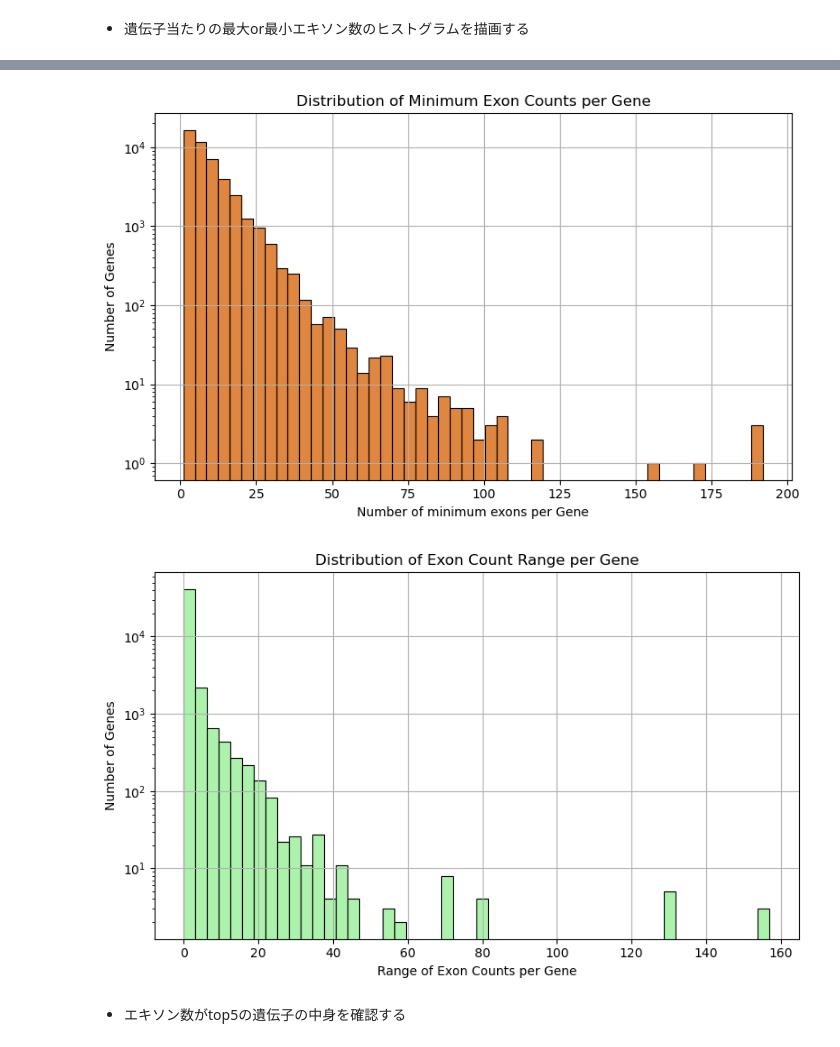
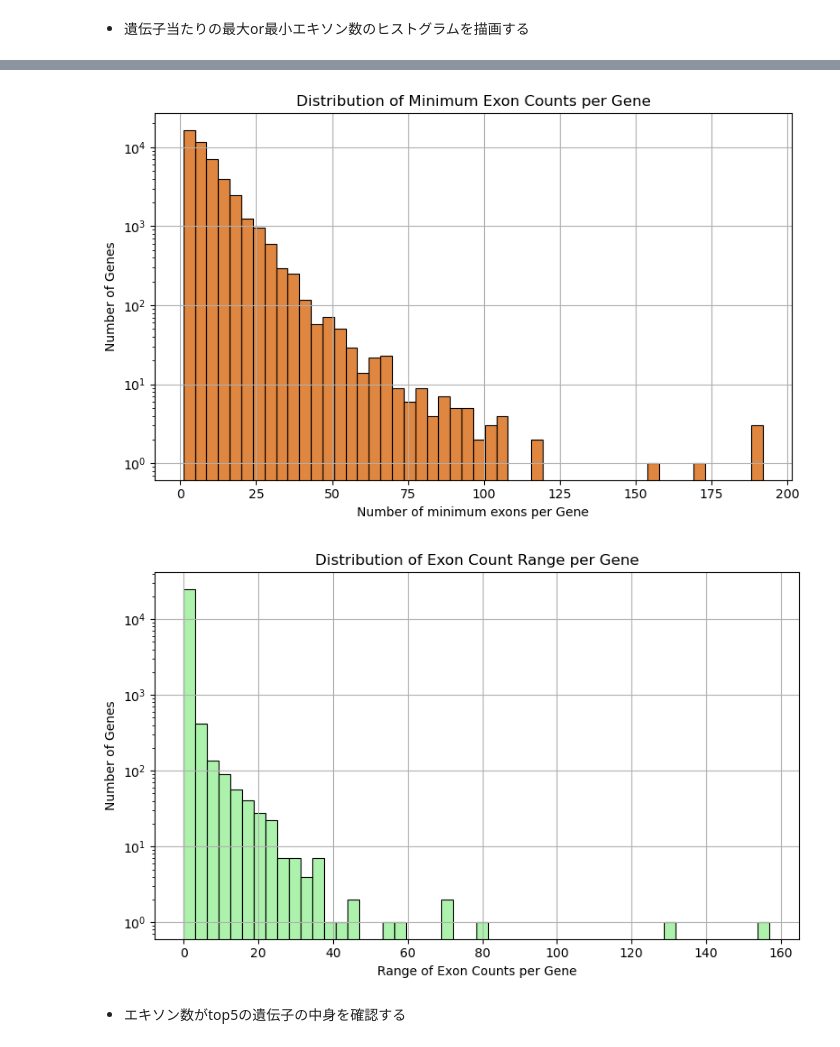
Before and after one commit to kinari-labwork/AltEx-BE, a Jupyter notebook: script/exon_analysis.ipynb, the cells around one changed output, grey strips where cells are left out. Drawn from its saved outputs; the diff is of its cells as text; code cells hidden in the pictures.

```diff
--- a/script/exon_analysis.ipynb
+++ b/script/exon_analysis.ipynb
@@ -47,8 +48,12 @@ plt.show()
 # %% [markdown]
 - 遺伝子当たりの最大or最小エキソン数のヒストグラムを描画する
 # %%
+maxcount = data.groupby("geneName")["max_exon_count"].first().values
+mincount = data.groupby("geneName")["min_exon_count"].first().values
+ange_exon_counts = maxcount - mincount
+
 plt.figure(figsize= (8,5))
-sns.histplot(data["max_exon_count"], bins=50, kde=False, color="skyblue")
+sns.histplot(maxcount, bins=50, kde=False, color="skyblue")
 plt.xlabel("Number of maximum exons per Gene")
 plt.ylabel("Number of Genes")
 plt.title("Distribution of Maximum Exon Counts per Gene")
@@ -68,10 +73,9 @@ plt.tight_layout()
 plt.show()
 
 
-range_exon_counts = data[["geneName", "max_exon_count", "min_exon_count"]].copy()
-range_exon_counts["exon_count_range"] = range_exon_counts["max_exon_count"] - range_exon_counts["min_exon_count"]
+
 plt.figure(figsize=(8, 5))
-sns.histplot(range_exon_counts["exon_count_range"], bins=50, kde=False, color="lightgreen")
+sns.histplot(range_exon_counts, bins=50, kde=False, color="lightgreen")
 plt.xlabel("Range of Exon Counts per Gene")
 plt.ylabel("Number of Genes")
 plt.title("Distribution of Exon Count Range per Gene")
@@ -84,5 +88,5 @@ plt.show()
 [figure]
-[figure, old version]
+[figure, new version]
 # %% [markdown]
 - エキソン数がtop5の遺伝子の中身を確認する
 # %%
```
Also changed, not shown: parts of 5 cells of this notebook.
